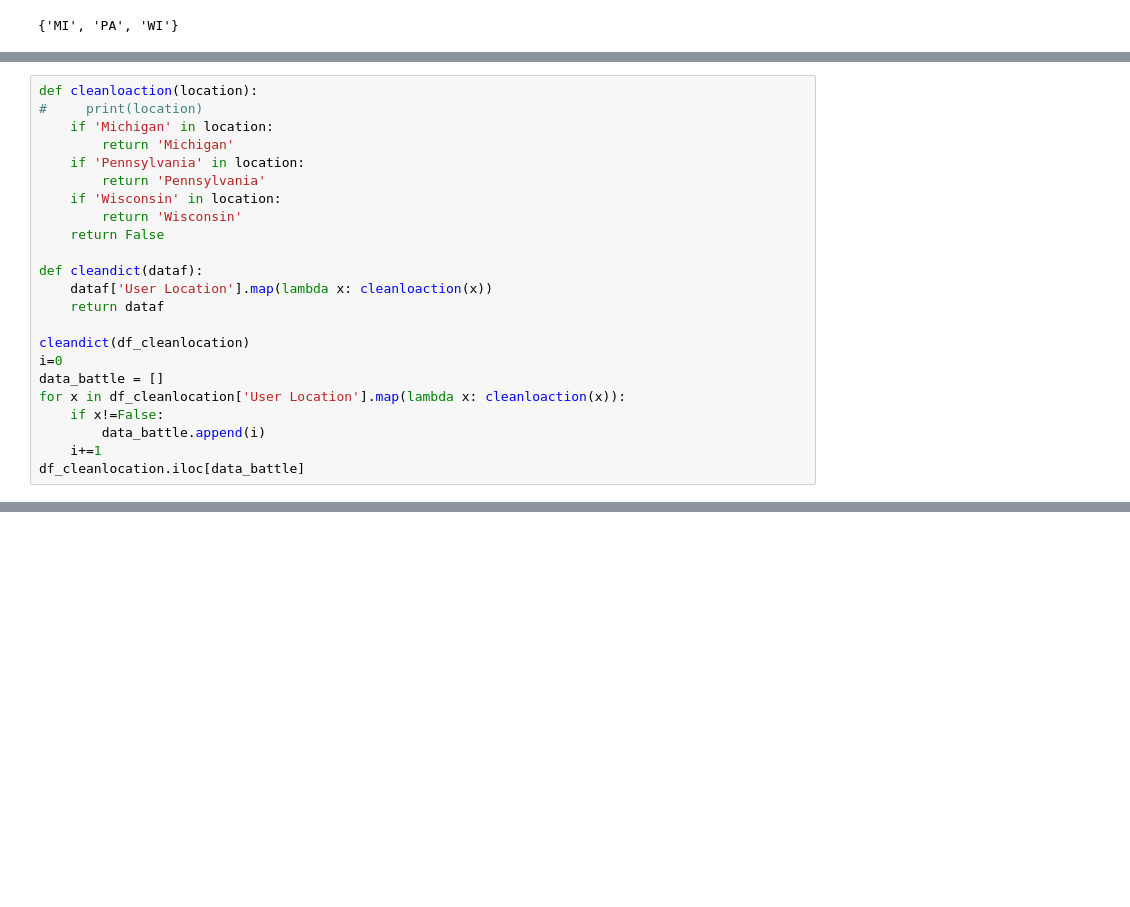
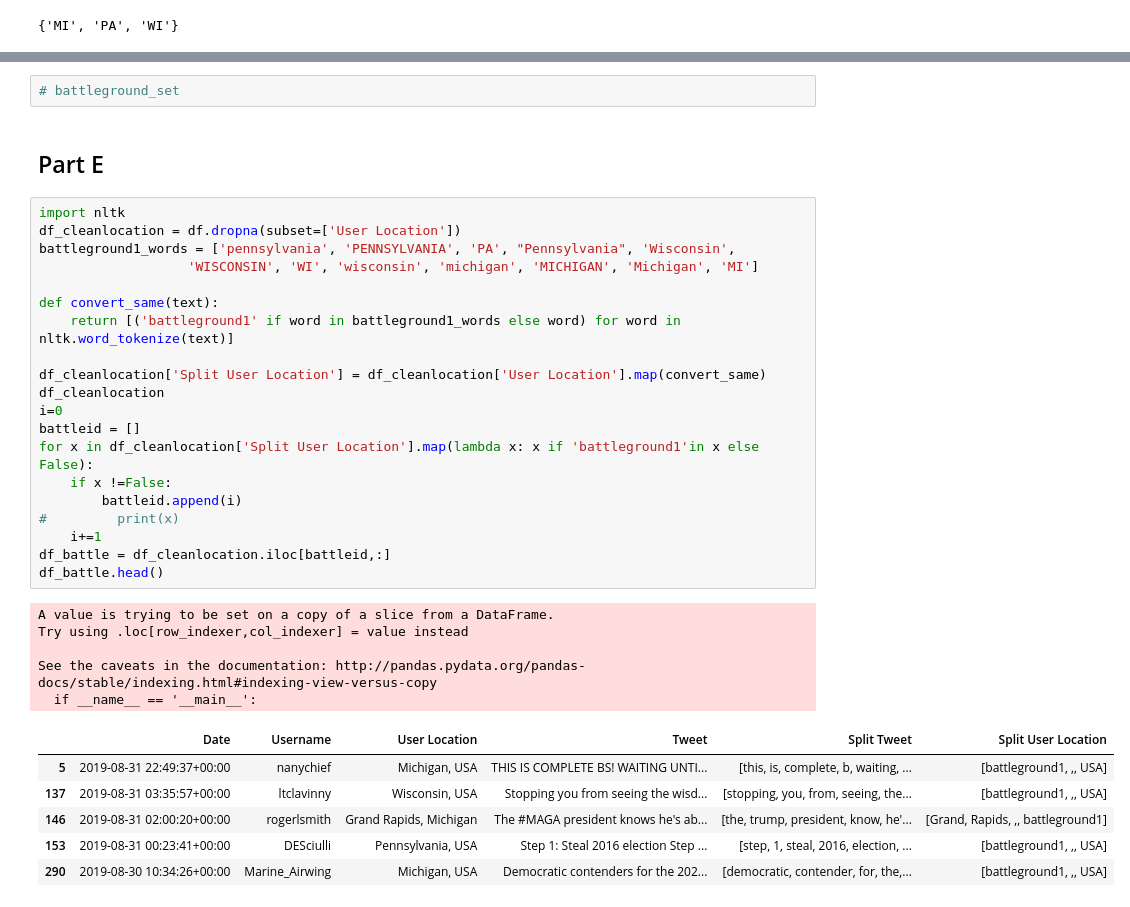
Before and after one commit to abhi-vik/ugc-analytics, a Jupyter notebook: assignments/second/assignment-2.ipynb, the cells around one changed output, grey strips where cells are left out. Drawn from its saved outputs; the diff is of its cells as text; blank space fills up the shorter version.

Commit message:
do part e

```diff
--- a/assignments/second/assignment-2.ipynb
+++ b/assignments/second/assignment-2.ipynb
@@ -414,23 +371,0 @@ df_cleanlocation = df.dropna(subset=['User Location'])
-# %%
-def cleanloaction(location):
-#     print(location)
-    if 'Michigan' in location:
-        return 'Michigan'
-    if 'Pennsylvania' in location:
-        return 'Pennsylvania'
-    if 'Wisconsin' in location:
-        return 'Wisconsin'
-    return False
-
-def cleandict(dataf):
-    dataf['User Location'].map(lambda x: cleanloaction(x))
-    return dataf
-
-cleandict(df_cleanlocation)
-i=0
-data_battle = []
-for x in df_cleanlocation['User Location'].map(lambda x: cleanloaction(x)):
-    if x!=False:
-        data_battle.append(i)
-    i+=1
-df_cleanlocation.iloc[data_battle]
@@ -494 +372,37 @@ See the caveats in the documentation: http://pandas.pydata.org/pandas-docs/stabl
+# %%
+# battleground_set
+# %% [markdown]
+## Part E
+# %%
+import nltk
+df_cleanlocation = df.dropna(subset=['User Location'])
+battleground1_words = ['pennsylvania', 'PENNSYLVANIA', 'PA', "Pennsylvania", 'Wisconsin',
+                   'WISCONSIN', 'WI', 'wisconsin', 'michigan', 'MICHIGAN', 'Michigan', 'MI']
+
+def convert_same(text):
+    return [('battleground1' if word in battleground1_words else word) for word in nltk.word_tokenize(text)]
+
+df_cleanlocation['Split User Location'] = df_cleanlocation['User Location'].map(convert_same)
+df_cleanlocation
+i=0
+battleid = []
+for x in df_cleanlocation['Split User Location'].map(lambda x: x if 'battleground1'in x else False):
+    if x !=False:
+        battleid.append(i)
+#         print(x)
+    i+=1
+df_battle = df_cleanlocation.iloc[battleid,:]
+df_battle.head()
+# %% [output]
+A value is trying to be set on a copy of a slice from a DataFrame.
+Try using .loc[row_indexer,col_indexer] = value instead
+
+See the caveats in the documentation: http://pandas.pydata.org/pandas-docs/stable/indexing.html#indexing-view-versus-copy
+  if __name__ == '__main__':
+|  | Date | Username | User Location | Tweet | Split Tweet | Split User Location |
+| 5 | 2019-08-31 22:49:37+00:00 | nanychief | Michigan, USA | THIS IS COMPLETE BS! WAITING UNTI... | [this, is, complete, b, waiting, ... | [battleground1, ,, USA] |
+| 137 | 2019-08-31 03:35:57+00:00 | ltclavinny | Wisconsin, USA | Stopping you from seeing the wisd... | [stopping, you, from, seeing, the... | [battleground1, ,, USA] |
+| 146 | 2019-08-31 02:00:20+00:00 | rogerlsmith | Grand Rapids, Michigan | The #MAGA president knows he's ab... | [the, trump, president, know, he'... | [Grand, Rapids, ,, battleground1] |
+| 153 | 2019-08-31 00:23:41+00:00 | DESciulli | Pennsylvania, USA | Step 1: Steal 2016 election Step ... | [step, 1, steal, 2016, election, ... | [battleground1, ,, USA] |
+| 290 | 2019-08-30 10:34:26+00:00 | Marine_Airwing | Michigan, USA | Democratic contenders for the 202... | [democratic, contender, for, the,... | [battleground1, ,, USA] |
 # %%
```
Also changed, not shown: parts of 13 cells of this notebook.
